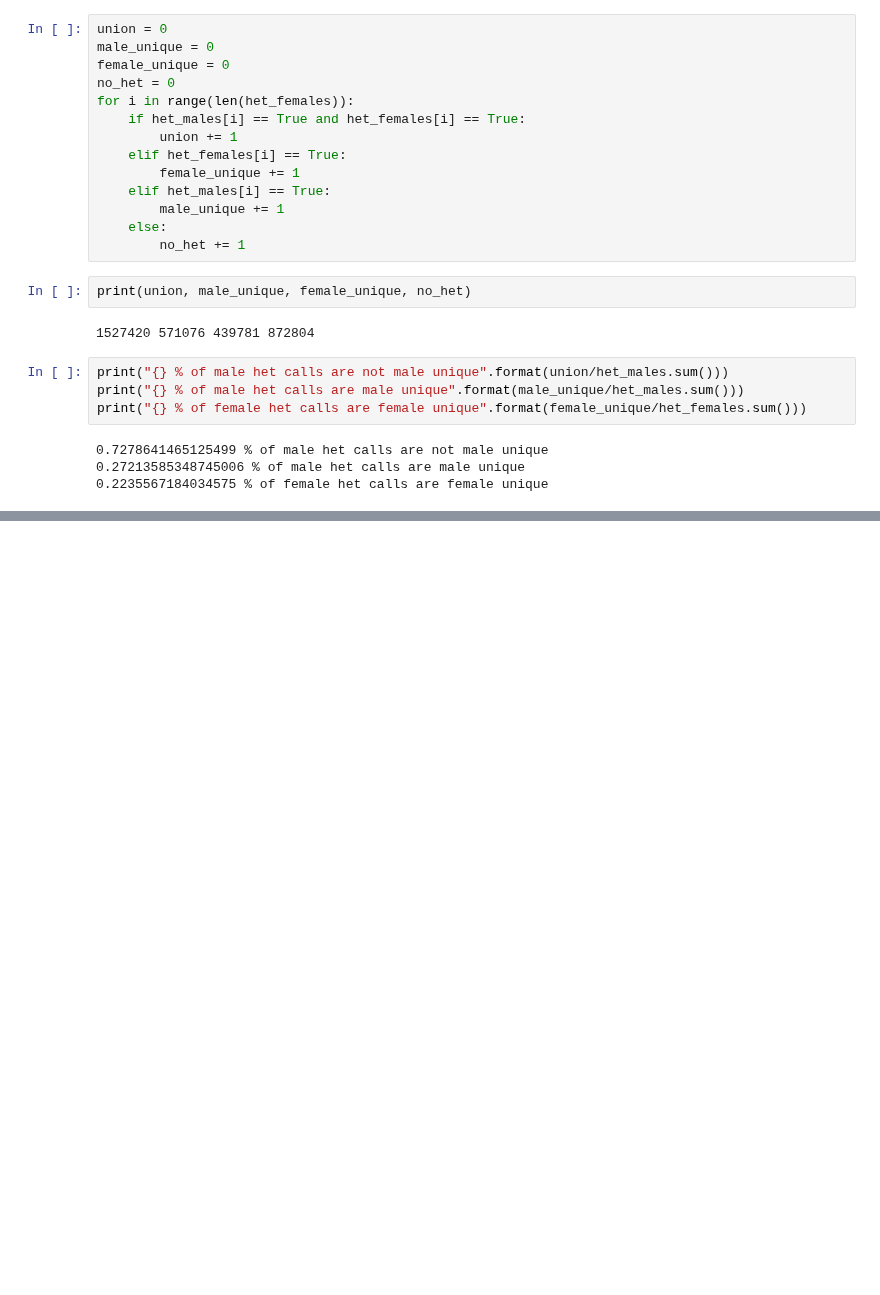
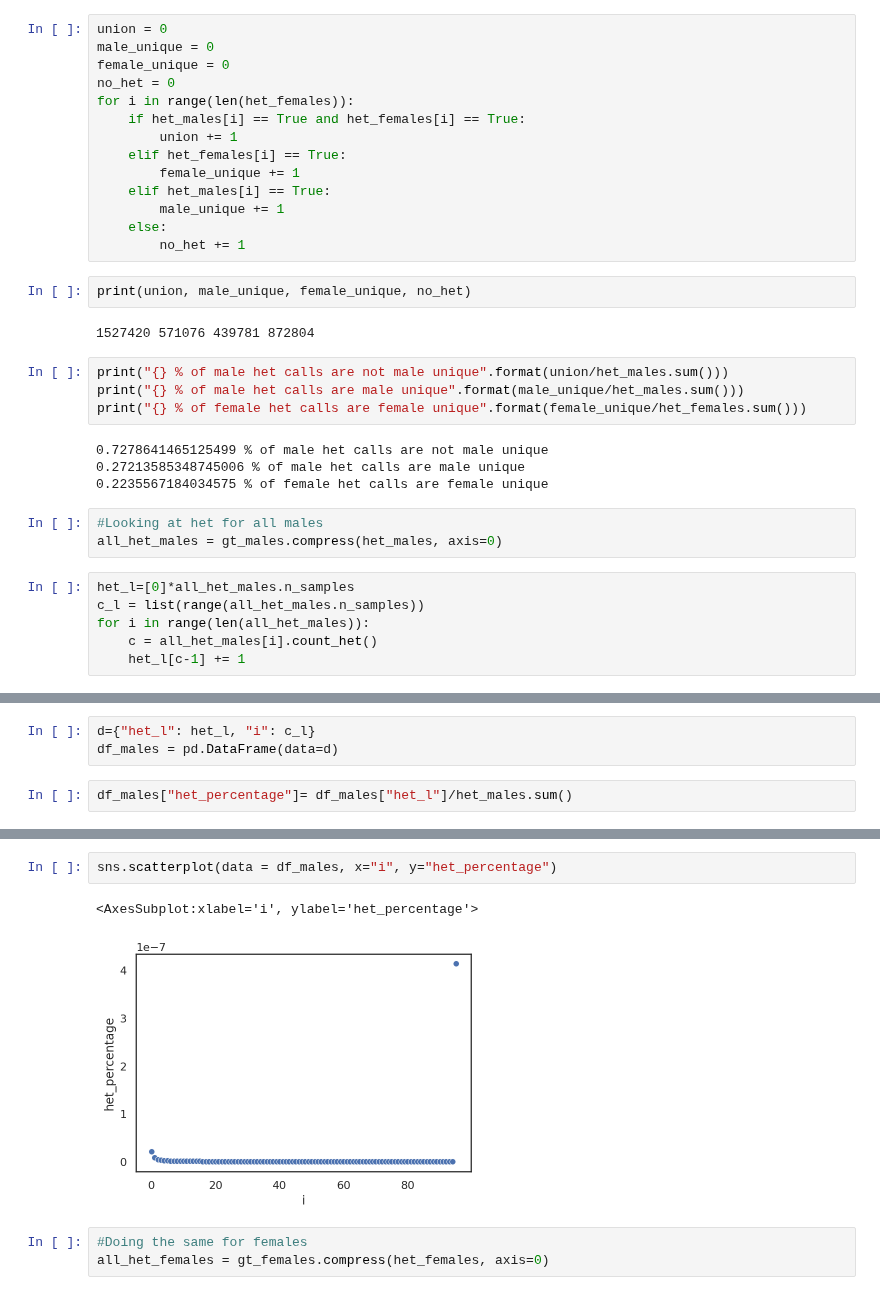
Before and after one commit to erikfogh/baboon_analysis, a Jupyter notebook: notebooks/Shared_Heterozygotes.ipynb, the cells around one changed output, grey strips where cells are left out. Saved outputs shown, nothing was run; the diff lists cells and outputs as text; blank space fills up the shorter version.

```diff
--- a/notebooks/Shared_Heterozygotes.ipynb
+++ b/notebooks/Shared_Heterozygotes.ipynb
@@ -115,3 +115,12 @@ print("{} % of female het calls are female unique".format(female_unique/het_fema
 0.7278641465125499 % of male het calls are not male unique
 0.27213585348745006 % of male het calls are male unique
 0.2235567184034575 % of female het calls are female unique
+# %%
+#Looking at het for all males
+all_het_males = gt_males.compress(het_males, axis=0)
+# %%
+het_l=[0]*all_het_males.n_samples
+c_l = list(range(all_het_males.n_samples))
+for i in range(len(all_het_males)):
+    c = all_het_males[i].count_het()
+    het_l[c-1] += 1
@@ -117,0 +131,5 @@ print("{} % of female het calls are female unique".format(female_unique/het_fema
+# %%
+d={"het_l": het_l, "i": c_l}
+df_males = pd.DataFrame(data=d)
+# %%
+df_males["het_percentage"]= df_males["het_l"]/het_males.sum()
@@ -117,0 +152,8 @@ print("{} % of female het calls are female unique".format(female_unique/het_fema
+# %%
+sns.scatterplot(data = df_males, x="i", y="het_percentage")
+# %% [output]
+<AxesSubplot:xlabel='i', ylabel='het_percentage'>
+[figure, added]
+# %%
+#Doing the same for females
+all_het_females = gt_females.compress(het_females, axis=0)
```
Also changed, not shown: parts of 14 cells of this notebook, 1 other file.
